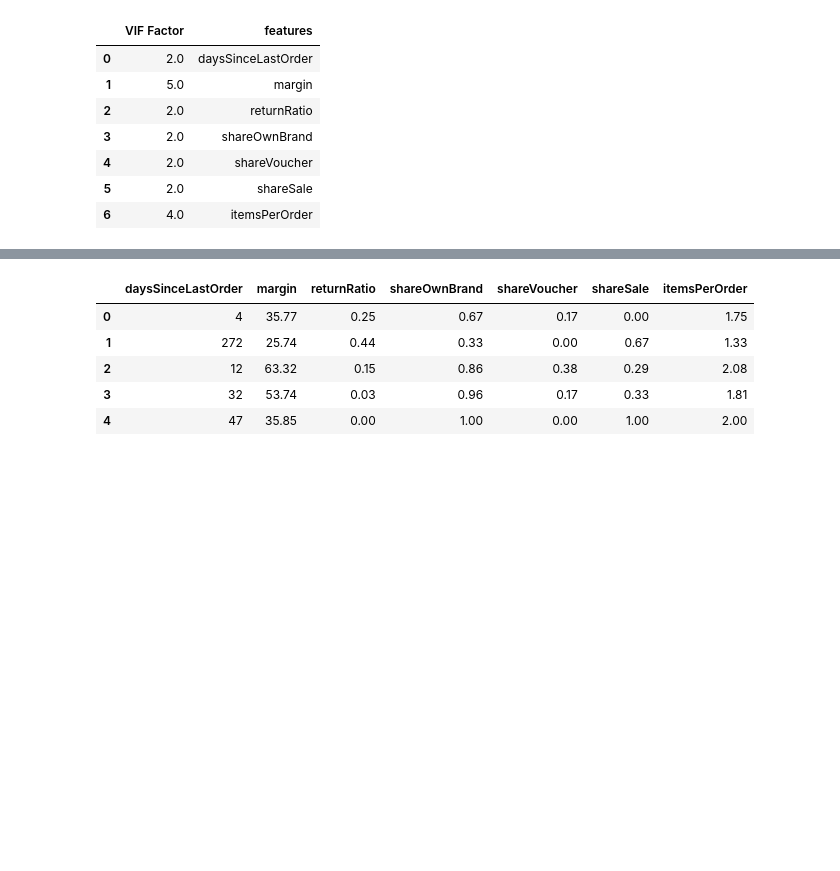
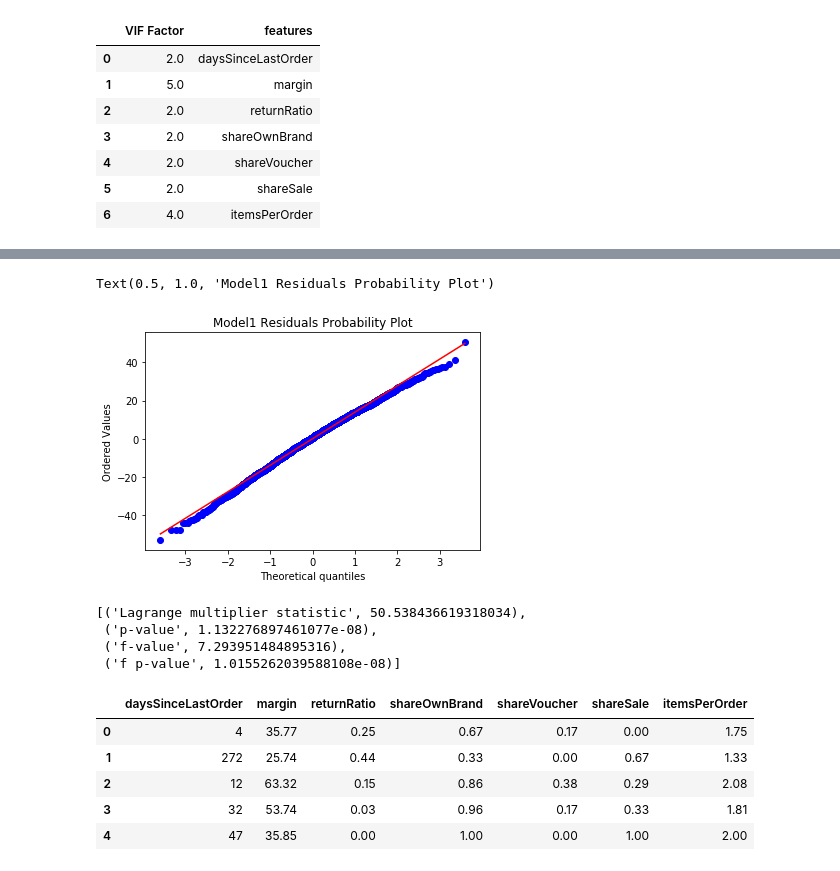
Before and after one commit to diyasuzanne/CustomerEngagementApps, a Jupyter notebook: CustomerLifetimeValue.ipynb, the cells around one changed output, grey strips where cells are left out. Cells and saved outputs as stored; diff of their text form; code cells hidden in the pictures; blank space fills up the shorter version.

```diff
--- a/CustomerLifetimeValue.ipynb
+++ b/CustomerLifetimeValue.ipynb
@@ -12,6 +17,6 @@ from patsy import dmatrices
 # %%
 # Read in the file
-Clv = pd.read_csv("clvData1.csv")
+Clv = pd.read_csv("FutureMargin1.csv")
 # %%
 # Exploration of the sales data
 print(Clv.head(10))
@@ -273,3 +278,8 @@ vif.round()
 | 4 | 2.0 | shareVoucher |
 | 5 | 2.0 | shareSale |
 | 6 | 4.0 | itemsPerOrder |
+# %%
+# Checking assumptions of normality
+Clv.head(5)
+model = smf.ols("futureMargin ~ daysSinceLastOrder + margin + returnRatio +  shareOwnBrand + shareVoucher + shareSale + itemsPerOrder", data = Clv).fit()
+model.summary()
@@ -276,3 +312,23 @@ vif.round()
+# %%
+stats.probplot(model.resid, plot= plt)
+plt.title("Model1 Residuals Probability Plot")
+
+# Residuals are normally distributed! Woot! Hence inference tests can be used
+# %% [output]
+Text(0.5, 1.0, 'Model1 Residuals Probability Plot')
+[figure, added]
+# %%
+# Homoscedasticity or constant variance of residuals
+
+TestNames = ['Lagrange multiplier statistic', 'p-value',
+        'f-value', 'f p-value']
+test = sms.het_breuschpagan(model.resid, model.model.exog)
+lzip(TestNames, test)
+# %% [output]
+[('Lagrange multiplier statistic', 50.538436619318034),
+ ('p-value', 1.132276897461077e-08),
+ ('f-value', 7.293951484895316),
+ ('f p-value', 1.0155262039588108e-08)]
 # %%
 
 # Split the data into training/testing sets
```
Also changed, not shown: parts of 10 cells of this notebook.
